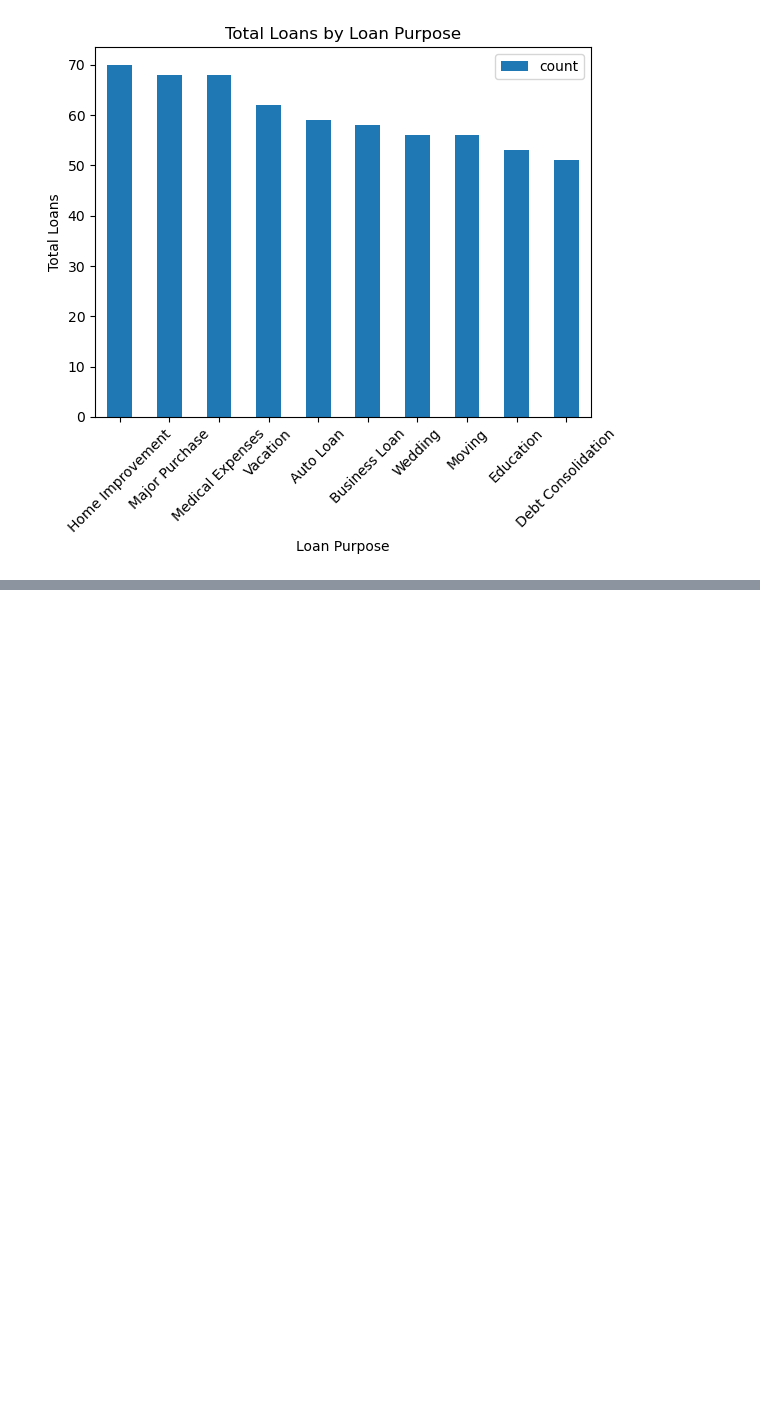
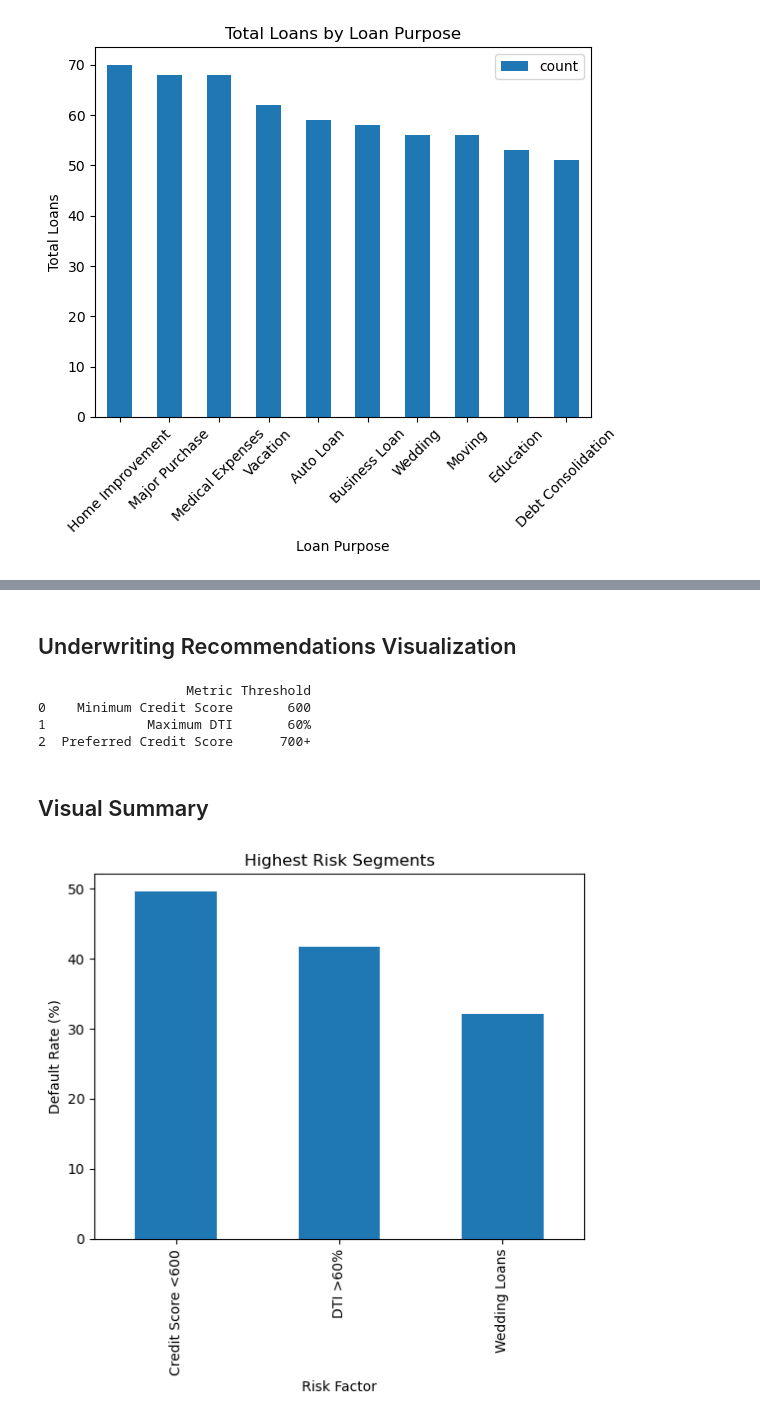
Before and after one commit to JamesSagali/Horizon-Financial-Group---Credit-Risk-Analysis, a Jupyter notebook: horizon_financial_group.ipynb, the cells around one changed output, grey strips where cells are left out. Cells and saved outputs as stored; diff of their text form; code cells hidden in the pictures; blank space fills up the shorter version.

```diff
--- a/horizon_financial_group.ipynb
+++ b/horizon_financial_group.ipynb
@@ -287,0 +466,53 @@ plt.show()
+# %% [markdown]
+## Underwriting Recommendations Visualization
+# %%
+# Creation of recommendations based on the analysis. This will help the company make informed decisions about lending practices and risk management.
+
+recommendations = pd.DataFrame({
+    'Metric': [
+        'Minimum Credit Score',
+        'Maximum DTI',
+        'Preferred Credit Score'
+    ],
+    'Threshold': [
+        '600',
+        '60%',
+        '700+'
+    ]
+})
+
+print(recommendations)
+# %% [output]
+                   Metric Threshold
+0    Minimum Credit Score       600
+1             Maximum DTI       60%
+2  Preferred Credit Score      700+
+# %% [markdown]
+## Visual Summary
+# %%
+recommendation_data = pd.DataFrame({
+    'Risk Factor': [
+        'Credit Score <600',
+        'DTI >60%',
+        'Wedding Loans'
+    ],
+    'Default Rate': [
+        49.6,
+        41.7,
+        32.1
+    ]
+})
+
+recommendation_data.plot(
+    x='Risk Factor',
+    y='Default Rate',
+    kind='bar',
+    legend=False
+)
+
+plt.title('Highest Risk Segments')
+plt.ylabel('Default Rate (%)')
+
+plt.show()
+# %% [output]
+[figure, added]
```
Also changed, not shown: parts of 18 cells of this notebook.
